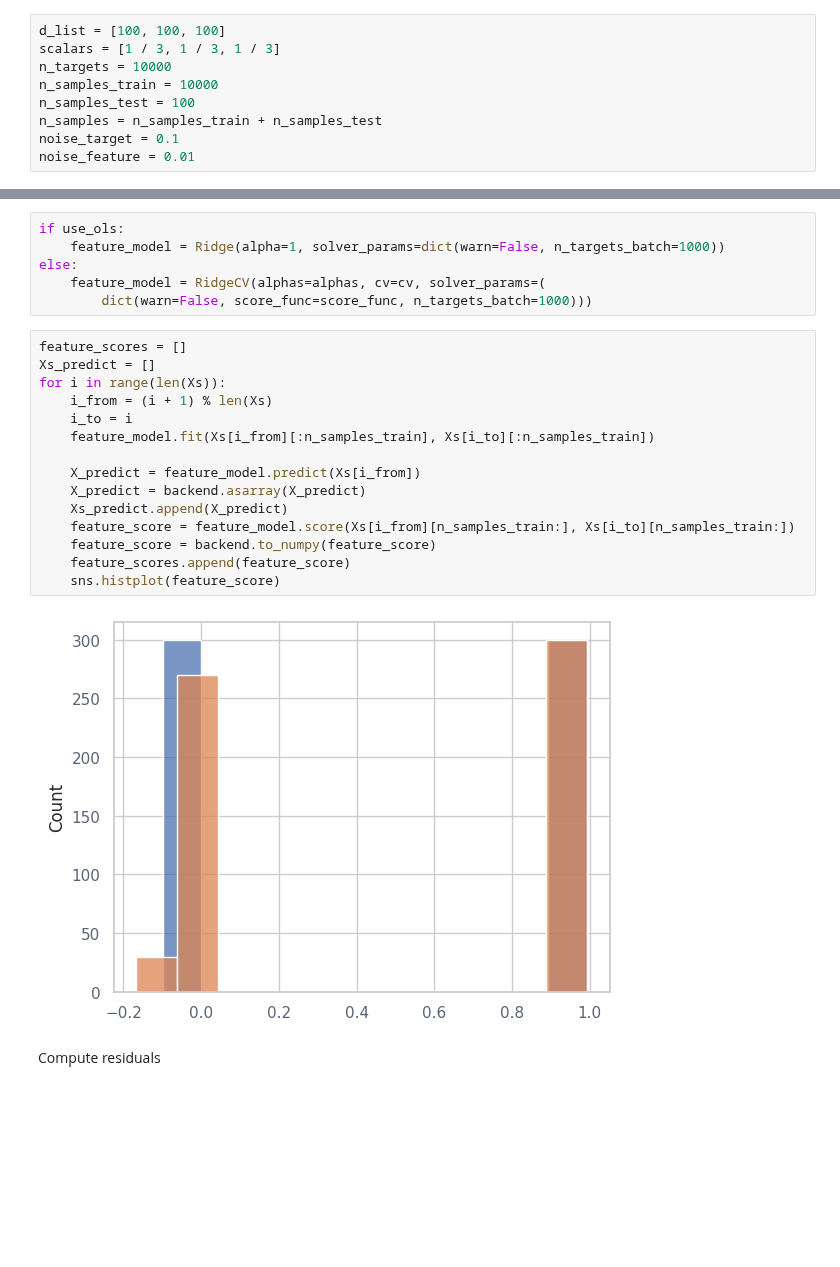
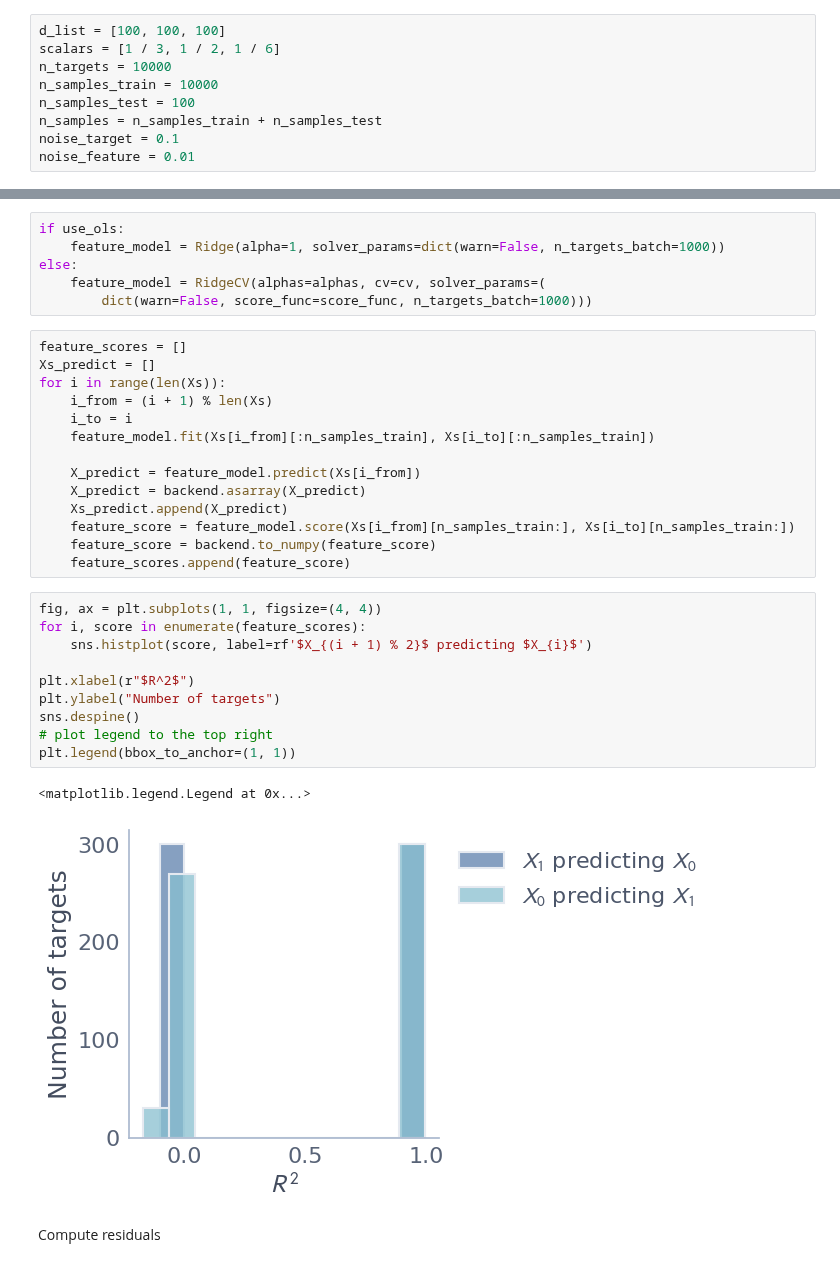
Before and after one commit to leo-schultheiss/compare_variance_residual, a Jupyter notebook: compare_variance_residual/simulation/residual_method.ipynb, the cells around one changed output, grey strips where cells are left out. Cells and saved outputs as stored; diff of their text form; blank space fills up the shorter version.

```diff
--- a/compare_variance_residual/simulation/residual_method.ipynb
+++ b/compare_variance_residual/simulation/residual_method.ipynb
@@ -18,7 +17,7 @@ sns.set_theme(style='whitegrid')
 random.seed(42)
 # %%
 d_list = [100, 100, 100]
-scalars = [1 / 3, 1 / 3, 1 / 3]
+scalars = [1 / 3, 1 / 2, 1 / 6]
 n_targets = 10000
 n_samples_train = 10000
 n_samples_test = 100
@@ -89,9 +84,19 @@ for i in range(len(Xs)):
     feature_score = feature_model.score(Xs[i_from][n_samples_train:], Xs[i_to][n_samples_train:])
     feature_score = backend.to_numpy(feature_score)
     feature_scores.append(feature_score)
-    sns.histplot(feature_score)
-# %% [output]
-[figure, removed]
+# %%
+fig, ax = plt.subplots(1, 1, figsize=(4, 4))
+for i, score in enumerate(feature_scores):
+    sns.histplot(score, label=rf'$X_{(i + 1) % 2}$ predicting $X_{i}$')
+
+plt.xlabel(r"$R^2$")
+plt.ylabel("Number of targets")
+sns.despine()
+# plot legend to the top right
+plt.legend(bbox_to_anchor=(1, 1))
+# %% [output]
+<matplotlib.legend.Legend at 0x...>
+[figure, added]
 # %% [markdown]
 Compute residuals
 # %%
```
Also changed, not shown: parts of 8 cells of this notebook, 1 other file.
